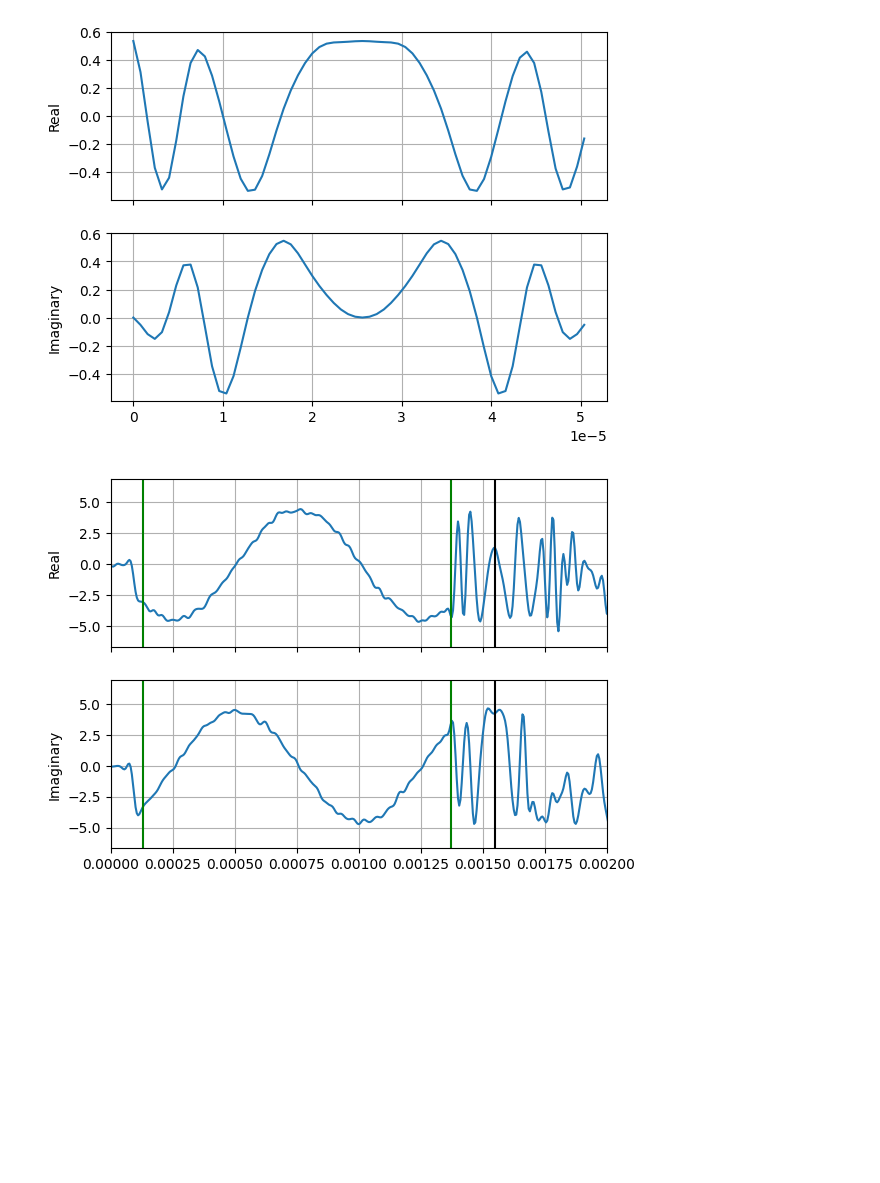
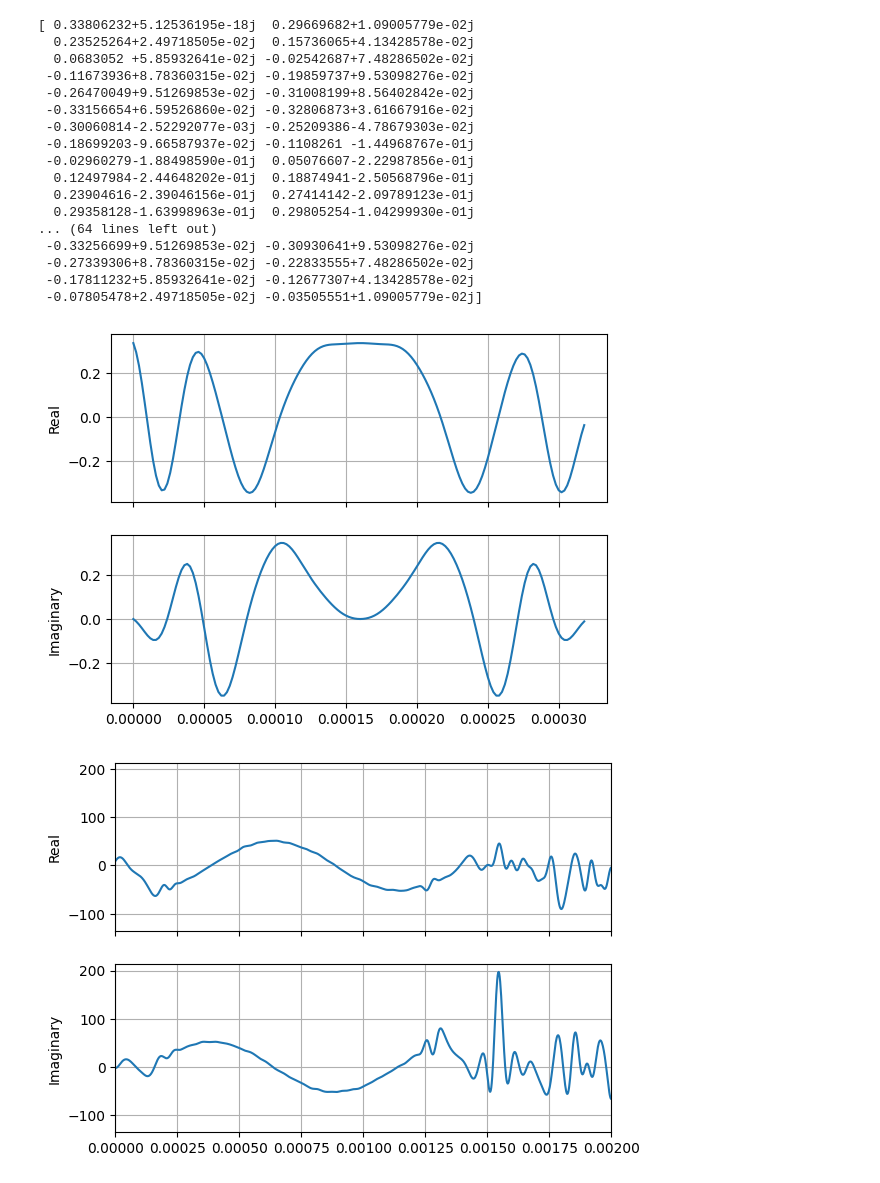
Before and after one commit to sidalok1/QAM-FPGA, a Jupyter notebook: python/qam.ipynb, the cells around one changed output. Saved outputs shown, nothing was run; the diff lists cells and outputs as text; code cells hidden in the pictures; blank space fills up the shorter version.

```diff
--- a/python/qam.ipynb
+++ b/python/qam.ipynb
@@ -102,17 +95,38 @@ c:\Users\sidal\Documents\Code\cmod-wrap\.venv\Lib\site-packages\scipy\signal\_lt
 # %%
-demod_filt = signal.iirfilter(2, br*2, btype='lowpass', fs=fs)
-b, a = demod_filt
-
-write_mem_file(b, DWIDTH, DFRAC, "demod_iir_num.mem")
-write_mem_file(a, DWIDTH, DFRAC, "demod_iir_den.mem")
-
 phase_offset = 11*np.pi/37
 cfo = fc * 0.001
 gain = 1
 
 lo = gain * np.exp(-2j*np.pi*(fc + cfo)*trx + phase_offset)
 
-y = signal.lfilter(b, a, (noisy_chout * lo)).T
+# demod_filt = signal.iirdesign(wp=(fc/8), ws=(fc/2), gpass=1, gstop=120, ftype='cheby2', fs=fs, output='sos')
+# y = signal.sosfilt(demod_filt, (noisy_chout * lo)).T
+# w, h = signal.freqz_sos(demod_filt, fs=fs)
+# fig, (ax0, ax1) = plt.subplots(2, 1)
+# ax0.plot(w, 20*np.log10(np.abs(h)))
+# ax0.grid()
+# ax1.plot(w, np.angle(h)/np.pi)
+# ax1.grid()
+# fig.show()
+# for i in range(len(demod_filt)):
+#   write_mem_file(demod_filt[i][0:3], DWIDTH, DFRAC, f"demod_iir_{i}_num.mem")
+#   write_mem_file(demod_filt[i][3:6], DWIDTH, DFRAC, f"demod_iir_{i}_den.mem")
+
+# demod_filt = signal.minimum_phase(signal.firwin(7, fc/4, fs=fs), half=False)
+# # demod_filt = signal.firwin(7, fc/4, fs=fs)
+# y = np.convolve((noisy_chout * lo), demod_filt, 'same')
+# w, h = signal.freqz(demod_filt, fs=fs)
+# fig, (ax0, ax1) = plt.subplots(2, 1)
+# ax0.plot(w, 20*np.log10(np.abs(h)))
+# ax0.grid()
+# ax1.plot(w, np.angle(h)/np.pi)
+# ax1.grid()
+# fig.show()
+# write_mem_file(demod_filt, DWIDTH, DFRAC, "demod_fir.mem")
+
+# print(demod_filt)
+
+y = noisy_chout * lo
 
 plot_complex_time_sequence(y, fs)
 plt.xlim((0, 0.003))
@@ -130,26 +144,47 @@ plt.show()
 # %%
 zch_rc = np.convolve(upsample(zadoff_chu_seq, sps_rx), get_rc_pulse(beta, span, sps_rx), 'same')
 plot_complex_time_sequence(zch_rc, fs / sps_rx)
-write_mem_file(zch_rc, DWIDTH, DFRAC, 'zadoff_chu_rc.mem', complex=True)
-
+# Convolving with reversed and conjugated window has the effect of cross correlation
+write_mem_file(np.conj(zch_rc)[::-1], 32, DFRAC, 'zadoff_chu_rc.mem', complex=True, sep=' ')
+print(np.conj(zch_rc))
 xcorr = np.abs(np.correlate(yhat, zch_rc, 'same'))
+plot_complex_time_sequence(np.correlate(yhat, zch_rc, 'same'), br*sps_rx)
+plt.xlim((0, 0.002))
+plt.show()
 sync_point = np.argmax(xcorr)
 pilot_end = sync_point - (sps_rx + len(zch_rc)//2)
 pilot_start = pilot_end - (sync_len*sps_rx) + (sps_rx*2)
 msg_start = sync_point + ((zadoff_chu_len)*sps_rx)//2 - 1
 
 # plot_complex_time_sequence(xcorr, br*sps_rx)
 t_sps_rx = np.arange(0, len(yhat)) / (br*sps_rx)
 # plt.figure()
 # plt.plot(t_sps_rx, np.real(yhat), 'o-')
 # plt.plot(t_sps_rx, np.imag(yhat), 'o-')
 fig, ax1, ax2 = plot_complex_time_sequence(yhat, br*sps_rx)
 for axis in [ax1, ax2]:
   axis.axvline(x=(t_sps_rx[sync_point]), color='k')
   axis.axvline(x=(t_sps_rx[pilot_end]), color='g')
   axis.axvline(x=(t_sps_rx[pilot_start]), color='g')
 plt.xlim((0, 0.002))
 plt.show()
 # %% [output]
+[ 0.33806232+5.12536195e-18j  0.29669682+1.09005779e-02j
+  0.23525264+2.49718505e-02j  0.15736065+4.13428578e-02j
+  0.0683052 +5.85932641e-02j -0.02542687+7.48286502e-02j
+ -0.11673936+8.78360315e-02j -0.19859737+9.53098276e-02j
+ -0.26470049+9.51269853e-02j -0.31008199+8.56402842e-02j
+ -0.33156654+6.59526860e-02j -0.32806873+3.61667916e-02j
+ -0.30060814-2.52292077e-03j -0.25209386-4.78679303e-02j
+ -0.18699203-9.66587937e-02j -0.1108261 -1.44968767e-01j
+ -0.02960279-1.88498590e-01j  0.05076607-2.22987856e-01j
+  0.12497984-2.44648202e-01j  0.18874941-2.50568796e-01j
+  0.23904616-2.39046156e-01j  0.27414142-2.09789123e-01j
+  0.29358128-1.63998963e-01j  0.29805254-1.04299930e-01j
+... (64 lines left out)
+ -0.33256699+9.51269853e-02j -0.30930641+9.53098276e-02j
+ -0.27339306+8.78360315e-02j -0.22833555+7.48286502e-02j
+ -0.17811232+5.85932641e-02j -0.12677307+4.13428578e-02j
+ -0.07805478+2.49718505e-02j -0.03505551+1.09005779e-02j]
-[figure, old version]
+[figure, new version]
-[figure, old version]
+[figure, new version]
```
Also changed, not shown: parts of 11 cells of this notebook, 12 other files.
